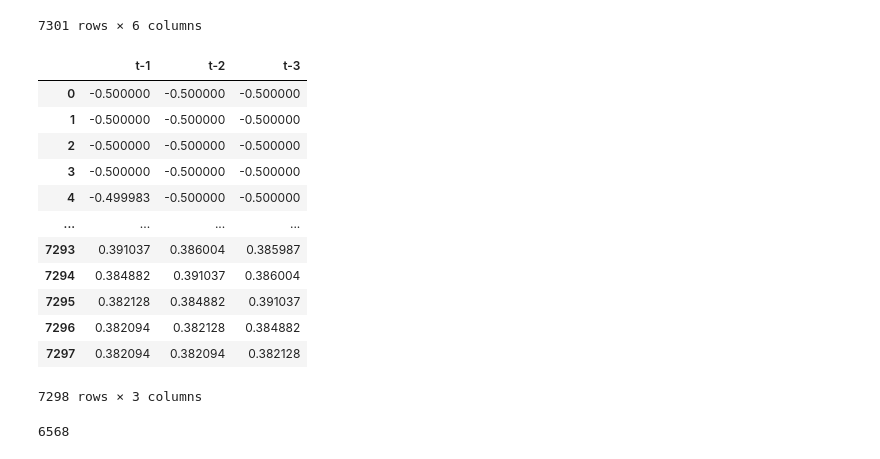
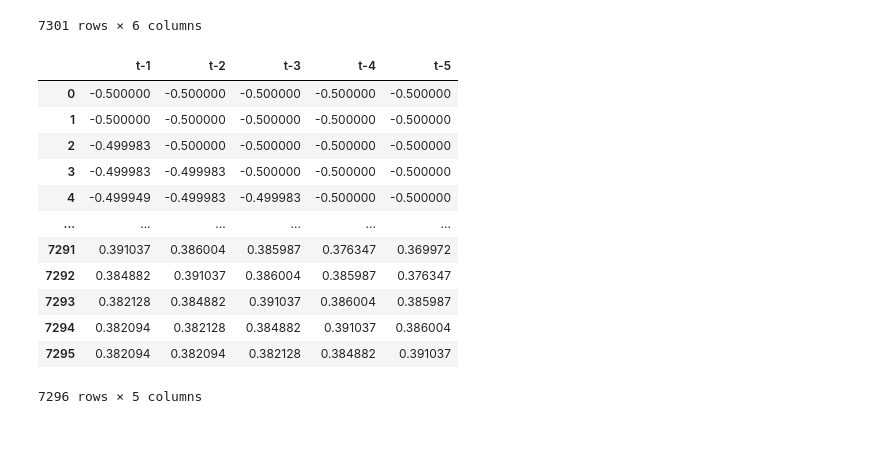
Before and after one commit to JuniorPenguim/TCC-TextToFace, a Jupyter notebook: Dolar.ipynb, the cells around one changed output. Cells and saved outputs as stored; diff of their text form; code cells hidden in the pictures.

```diff
--- a/Dolar.ipynb
+++ b/Dolar.ipynb
@@ -27,7 +29,7 @@ dolar_df
 | 7300 | 04.01.2021 | 5,2968 | 5,1351 | 5,2972 | 5,1197 | 1,99% |
 7301 rows × 6 columns
 # %%
-past_features_qt = 3
+past_features_qt = 5
 new_features = [[] for i in range(past_features_qt)]
 df_length = len(dolar_df['Last'])
 df_step_range = range(past_features_qt, df_length)
@@ -48,6 +50,14 @@ def normalize_features(x):
 
 def to_float(x):
     return float(x.replace(',', '.'))
+
+def var_to_float(x):
+    x = x.replace(',', '.')
+    x = x.replace('%', '')
+    return float(x)
+
+def date_to_int(x):
+    return int(x.replace('.', ''))
 
 for column in features:
     features[column] = features[column].apply(to_float)
@@ -59,33 +69,35 @@ for column in features:
     scale = new_max - new_min
     features[column] = features[column].apply(normalize_features)
 
-features
+labels['Last'] = labels['Last'].apply(to_float)
+
+# features['Var%'] = dolar_df['Var%'].apply(var_to_float)
+# features['Var%'] = features['Var%'].apply(normalize_features)
-# %% [output]
-|  | t-1 | t-2 | t-3 |
-| 0 | -0.500000 | -0.500000 | -0.500000 |
-| 1 | -0.500000 | -0.500000 | -0.500000 |
-| 2 | -0.500000 | -0.500000 | -0.500000 |
-| 3 | -0.500000 | -0.500000 | -0.500000 |
-| 4 | -0.499983 | -0.500000 | -0.500000 |
-| ... | ... | ... | ... |
-| 7293 | 0.391037 | 0.386004 | 0.385987 |
-| 7294 | 0.384882 | 0.391037 | 0.386004 |
-| 7295 | 0.382128 | 0.384882 | 0.391037 |
-| 7296 | 0.382094 | 0.382128 | 0.384882 |
-| 7297 | 0.382094 | 0.382094 | 0.382128 |
-7298 rows × 3 columns
 # %%
 test_percent = 10
 train_samples_qt = int((dolar_df.shape[0]-past_features_qt)*((100-test_percent)/100))
 
 x_train = features[:][:train_samples_qt]
 y_train = labels[:][:train_samples_qt]
 x_test = features[:][train_samples_qt:]
 y_test = labels[:][train_samples_qt:]
 
-# input_shape = ?
+input_shape = (features.shape[1],)
+features
 # %% [output]
+|  | t-1 | t-2 | t-3 | t-4 | t-5 |
+| 0 | -0.500000 | -0.500000 | -0.500000 | -0.500000 | -0.500000 |
+| 1 | -0.500000 | -0.500000 | -0.500000 | -0.500000 | -0.500000 |
+| 2 | -0.499983 | -0.500000 | -0.500000 | -0.500000 | -0.500000 |
+| 3 | -0.499983 | -0.499983 | -0.500000 | -0.500000 | -0.500000 |
+| 4 | -0.499949 | -0.499983 | -0.499983 | -0.500000 | -0.500000 |
+| ... | ... | ... | ... | ... | ... |
+| 7291 | 0.391037 | 0.386004 | 0.385987 | 0.376347 | 0.369972 |
+| 7292 | 0.384882 | 0.391037 | 0.386004 | 0.385987 | 0.376347 |
+| 7293 | 0.382128 | 0.384882 | 0.391037 | 0.386004 | 0.385987 |
+| 7294 | 0.382094 | 0.382128 | 0.384882 | 0.391037 | 0.386004 |
+| 7295 | 0.382094 | 0.382094 | 0.382128 | 0.384882 | 0.391037 |
-6568
+7296 rows × 5 columns
 # %%
 model = keras.Sequential(
     [
```
Also changed, not shown: parts of 4 cells of this notebook.
